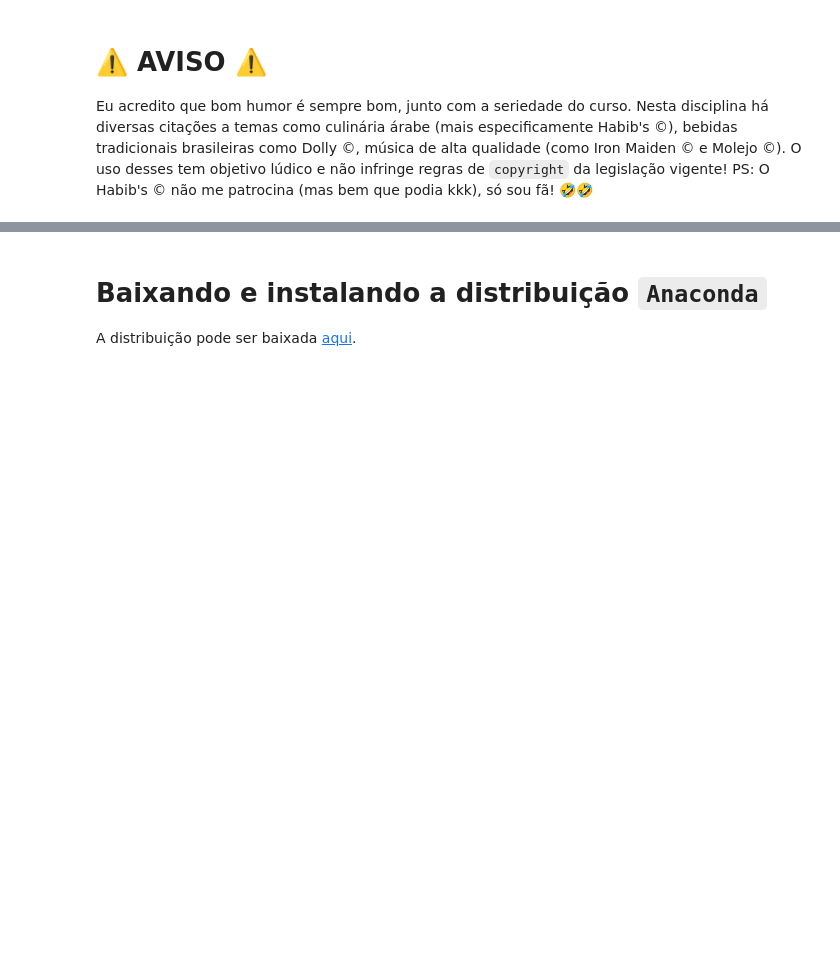
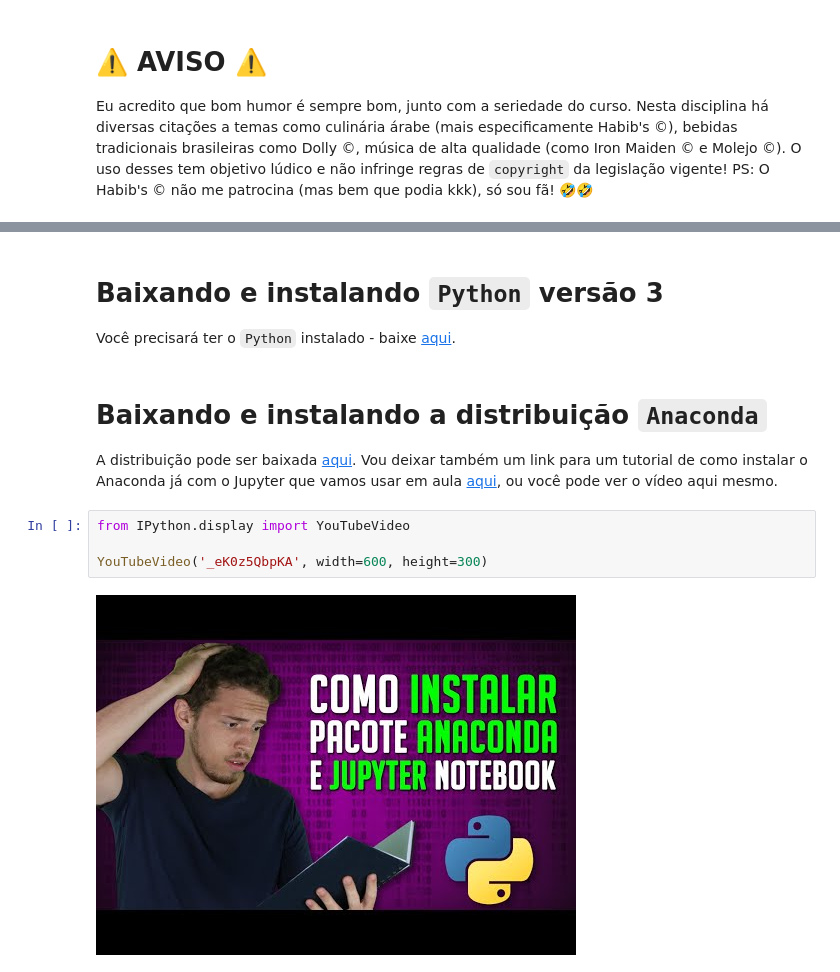
Before and after one commit to fellipemartins/python_curso, a Jupyter notebook: Aula 01 - Apresentação da disciplina.ipynb, the cells around one changed output, grey strips where cells are left out. Cells and saved outputs as stored; diff of their text form; blank space fills up the shorter version.

Commit message:
alterações aula 1 e 2

```diff
--- a/Aula 01 - Apresentação da disciplina.ipynb
+++ b/Aula 01 - Apresentação da disciplina.ipynb
@@ -185,5 +163,20 @@ https://www.kdnuggets.com/2020/02/install-python-anaconda-windows.html
+# %% [markdown]
+<a name="python3">
+    <H1>Baixando e instalando <code>Python</code> versão 3</H1>
+</a>
+
+Você precisará ter o `Python` instalado - baixe [aqui](https://www.python.org/downloads/).
 # %% [markdown]
-# Baixando e instalando a distribuição `Anaconda`
+<a name="distribuicao_anaconda">
+    <H1>Baixando e instalando a distribuição <code>Anaconda</code></H1>
+</a>
 
-A distribuição pode ser baixada [aqui](https://www.anaconda.com/products/individual).
+
+A distribuição pode ser baixada [aqui](https://www.anaconda.com/products/individual). Vou deixar também um link para um tutorial de como instalar o Anaconda já com o Jupyter que vamos usar em aula [aqui](https://www.youtube.com/watch?v=_eK0z5QbpKA), ou você pode ver o vídeo aqui mesmo.
+# %%
+from IPython.display import YouTubeVideo
+
+YouTubeVideo('_eK0z5QbpKA', width=600, height=300)
+# %% [output]
+[figure, added]
 # %% [markdown]
```
Also changed, not shown: parts of 16 cells of this notebook, 13 other files.
